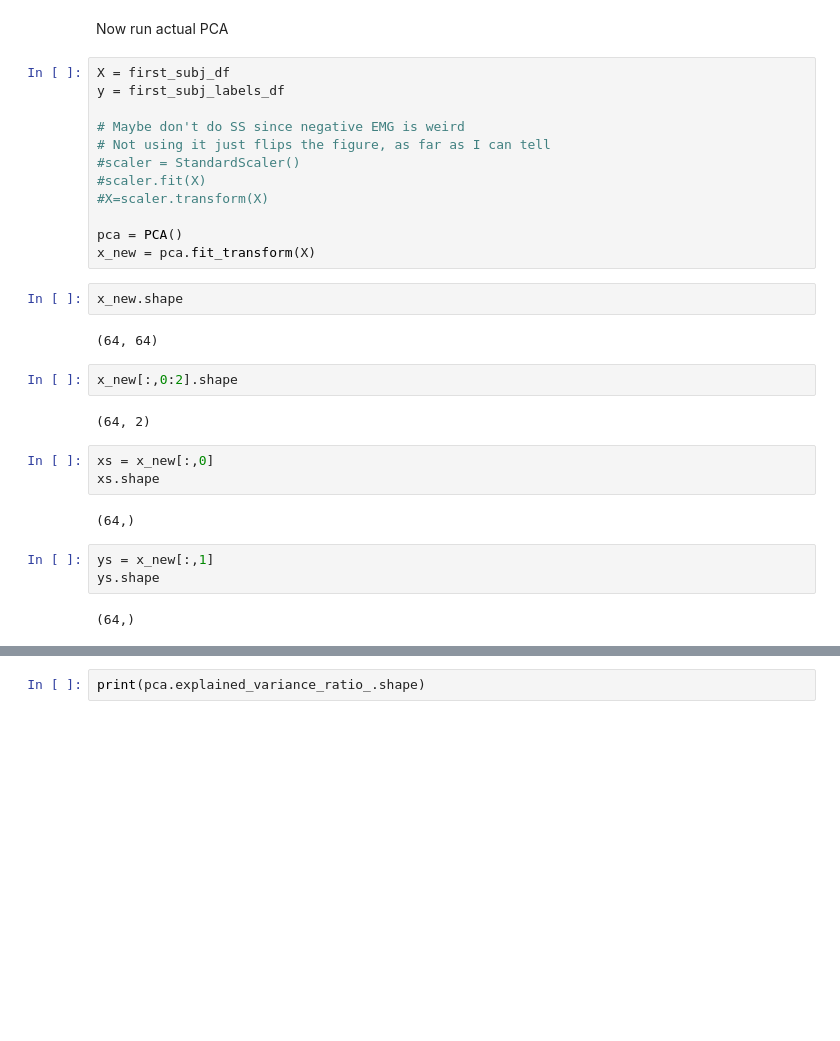
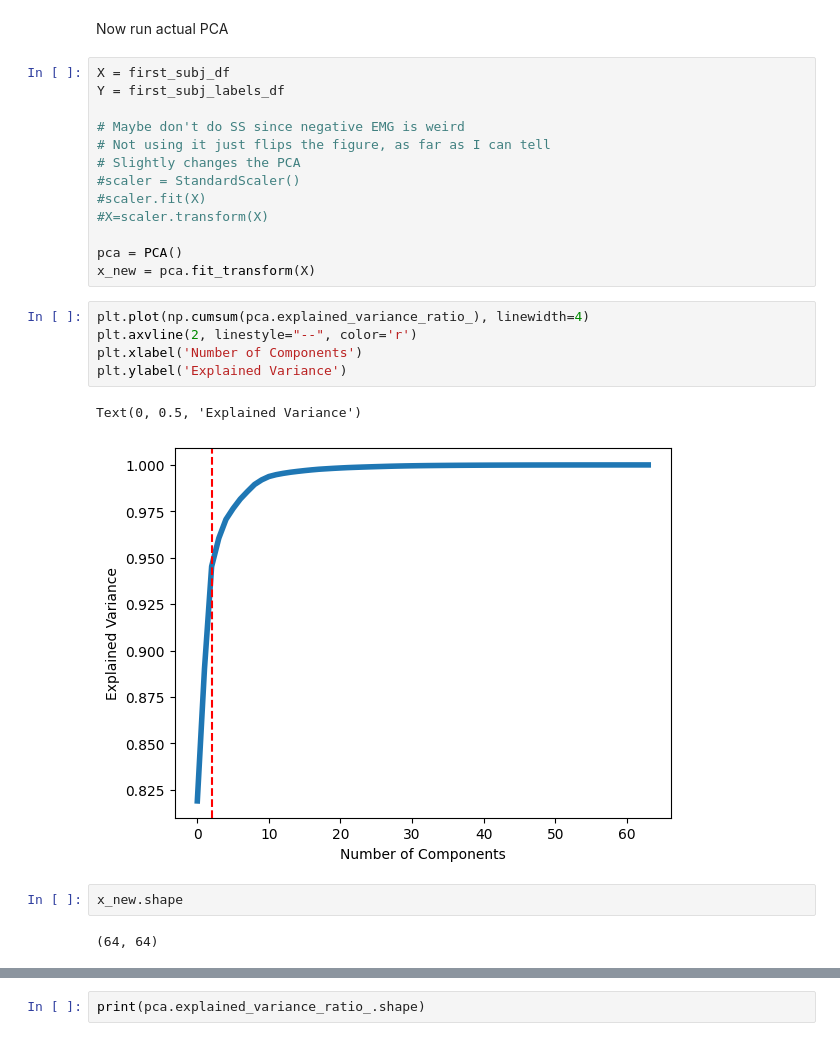
Before and after one commit to kdmalc/personalization-privacy-risk, a Jupyter notebook: 105_Initial_EMG_Privacy_Attack.ipynb, the cells around one changed output, grey strips where cells are left out. Drawn from its saved outputs; the diff is of its cells as text; blank space fills up the shorter version.

```diff
--- a/105_Initial_EMG_Privacy_Attack.ipynb
+++ b/105_Initial_EMG_Privacy_Attack.ipynb
@@ -301,31 +225,26 @@ first_subj_labels_df.head()
 Now run actual PCA
 # %%
 X = first_subj_df
-y = first_subj_labels_df
+Y = first_subj_labels_df
 
 # Maybe don't do SS since negative EMG is weird
 # Not using it just flips the figure, as far as I can tell
+# Slightly changes the PCA
 #scaler = StandardScaler()
 #scaler.fit(X)
 #X=scaler.transform(X)
 
 pca = PCA()
 x_new = pca.fit_transform(X)
+# %%
+plt.plot(np.cumsum(pca.explained_variance_ratio_), linewidth=4)
+plt.axvline(2, linestyle="--", color='r')
+plt.xlabel('Number of Components')
+plt.ylabel('Explained Variance')
+# %% [output]
+Text(0, 0.5, 'Explained Variance')
+[figure, added]
 # %%
 x_new.shape
 # %% [output]
 (64, 64)
-# %%
-x_new[:,0:2].shape
-# %% [output]
-(64, 2)
-# %%
-xs = x_new[:,0]
-xs.shape
-# %% [output]
-(64,)
-# %%
-ys = x_new[:,1]
-ys.shape
-# %% [output]
-(64,)
```
Also changed, not shown: parts of 21 cells of this notebook, 2 other files.
